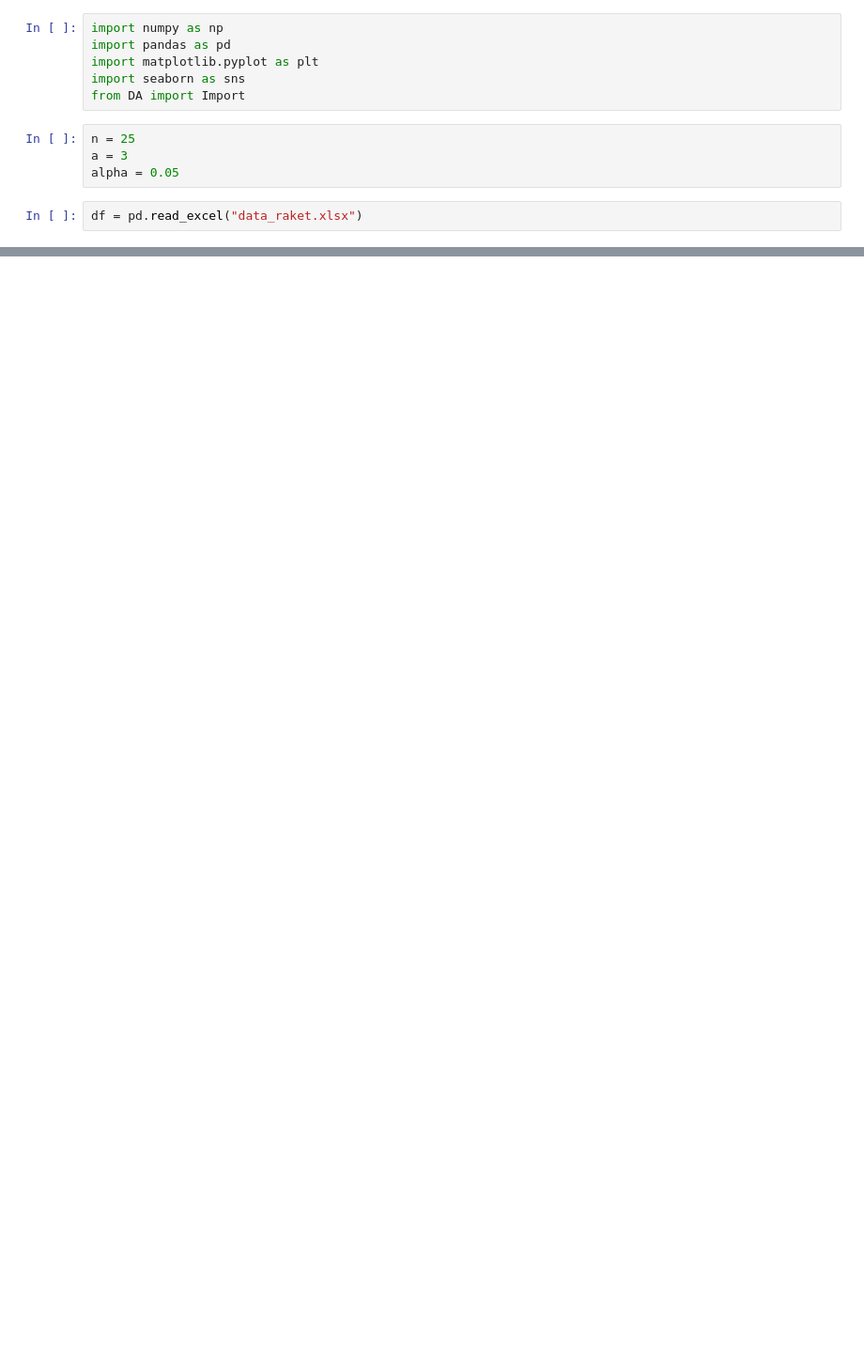
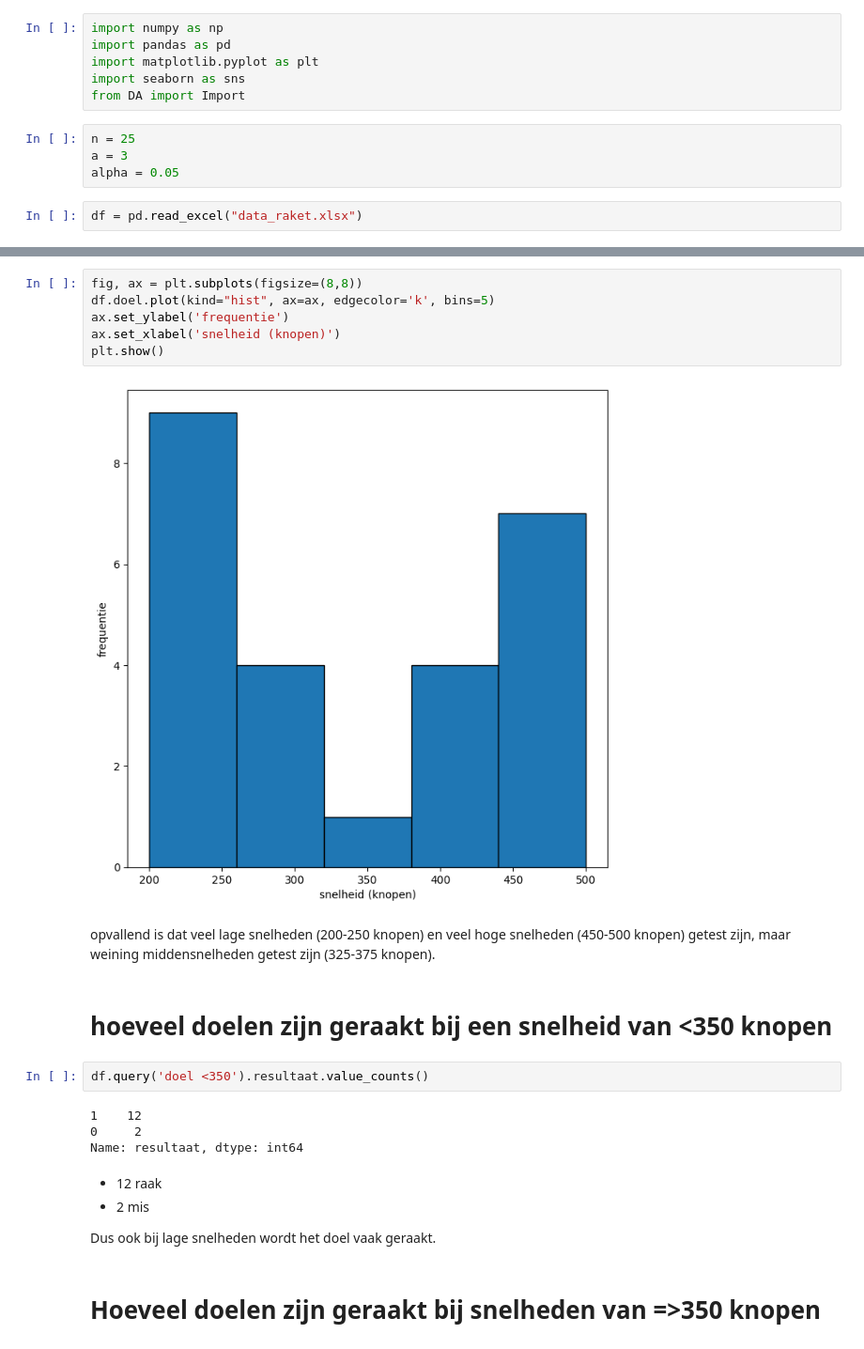
Before and after one commit to R4vante/School, a Jupyter notebook: Statistical Learning/Data Analyse/BOEM_raket.ipynb, the cells around one changed output, grey strips where cells are left out. Shown at 94% size. Saved outputs shown, nothing was run; the diff lists cells and outputs as text; blank space fills up the shorter version.

```diff
--- a/Statistical Learning/Data Analyse/BOEM_raket.ipynb
+++ b/Statistical Learning/Data Analyse/BOEM_raket.ipynb
@@ -32,0 +54,25 @@ df
+# %%
+fig, ax = plt.subplots(figsize=(8,8))
+df.doel.plot(kind="hist", ax=ax, edgecolor='k', bins=5)
+ax.set_ylabel('frequentie')
+ax.set_xlabel('snelheid (knopen)')
+plt.show()
+# %% [output]
+[figure, added]
+# %% [markdown]
+opvallend is dat veel lage snelheden (200-250 knopen) en veel hoge snelheden (450-500 knopen) getest zijn, maar weining middensnelheden getest zijn (325-375 knopen).
+# %% [markdown]
+# hoeveel doelen zijn geraakt bij een snelheid van <350 knopen
+# %%
+df.query('doel <350').resultaat.value_counts()
+# %% [output]
+1    12
+0     2
+Name: resultaat, dtype: int64
+# %% [markdown]
+- 12 raak
+- 2 mis
+
+Dus ook bij lage snelheden wordt het doel vaak geraakt.
+# %% [markdown]
+# Hoeveel doelen zijn geraakt bij snelheden van =>350 knopen
```
Also changed, not shown: parts of 33 cells of this notebook.
